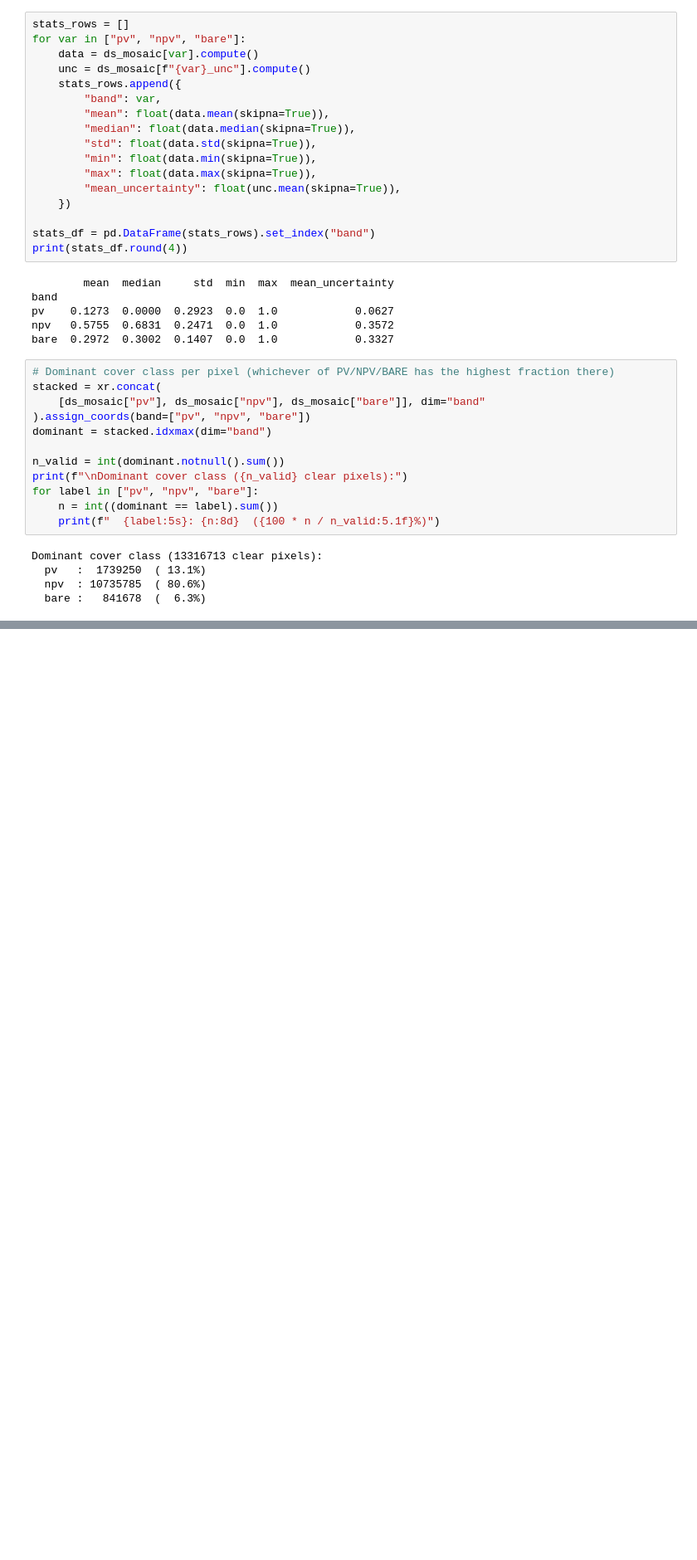
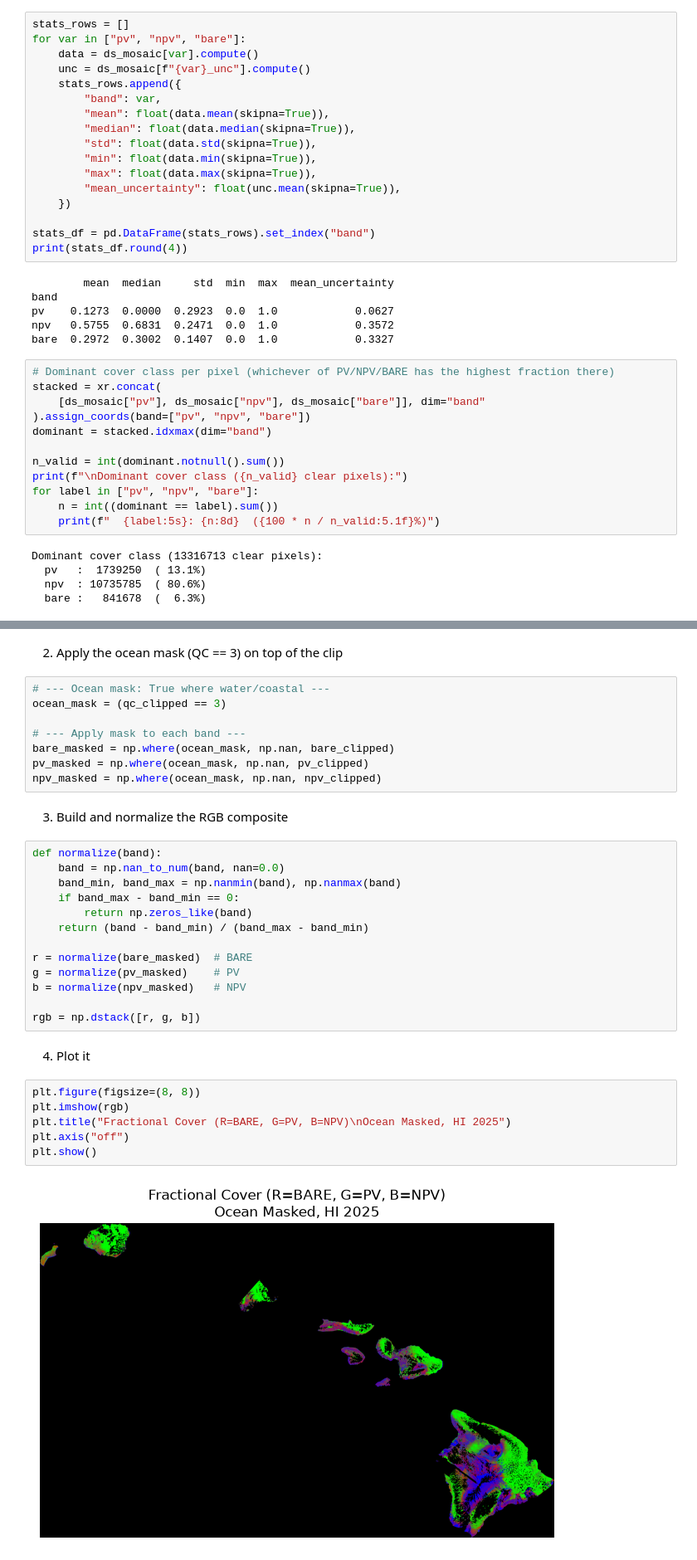
Before and after one commit to gillopez42/testing1, a Jupyter notebook: Scripts/GilsEMIT_2025HI_fcov.ipynb, the cells around one changed output, grey strips where cells are left out. Shown at 83% size. Drawn from its saved outputs; the diff is of its cells as text; blank space fills up the shorter version.

```diff
--- a/Scripts/GilsEMIT_2025HI_fcov.ipynb
+++ b/Scripts/GilsEMIT_2025HI_fcov.ipynb
@@ -297,0 +467,35 @@ Dominant cover class (13316713 clear pixels):
+# %% [markdown]
+2. Apply the ocean mask (QC == 3) on top of the clip
+# %%
+# --- Ocean mask: True where water/coastal ---
+ocean_mask = (qc_clipped == 3)
+
+# --- Apply mask to each band ---
+bare_masked = np.where(ocean_mask, np.nan, bare_clipped)
+pv_masked = np.where(ocean_mask, np.nan, pv_clipped)
+npv_masked = np.where(ocean_mask, np.nan, npv_clipped)
+# %% [markdown]
+3. Build and normalize the RGB composite
+# %%
+def normalize(band):
+    band = np.nan_to_num(band, nan=0.0)
+    band_min, band_max = np.nanmin(band), np.nanmax(band)
+    if band_max - band_min == 0:
+        return np.zeros_like(band)
+    return (band - band_min) / (band_max - band_min)
+
+r = normalize(bare_masked)  # BARE
+g = normalize(pv_masked)    # PV
+b = normalize(npv_masked)   # NPV
+
+rgb = np.dstack([r, g, b])
+# %% [markdown]
+4. Plot it
+# %%
+plt.figure(figsize=(8, 8))
+plt.imshow(rgb)
+plt.title("Fractional Cover (R=BARE, G=PV, B=NPV)\nOcean Masked, HI 2025")
+plt.axis("off")
+plt.show()
+# %% [output]
+[figure, added]
```
Also changed, not shown: parts of 14 cells of this notebook.
